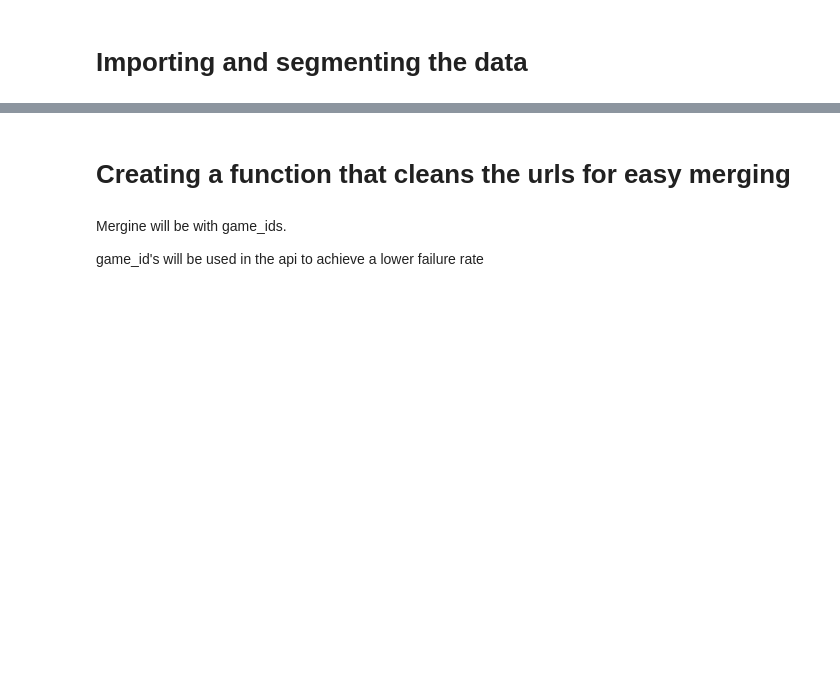
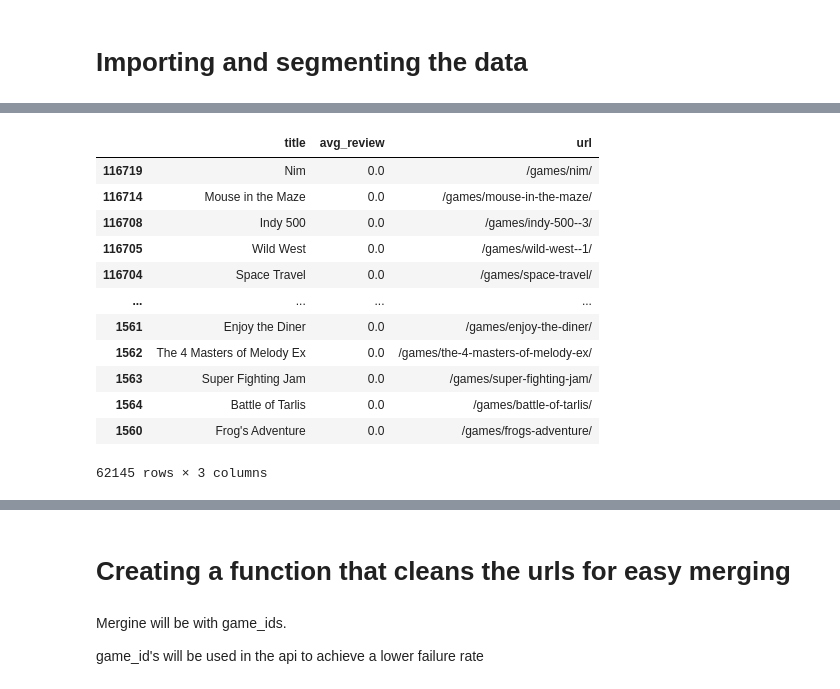
Before and after one commit to Ant-mel/legendary_game_recs, a Jupyter notebook: notebooks/using_game_id_for_api.ipynb, the cells around one changed output, grey strips where cells are left out. Drawn from its saved outputs; the diff is of its cells as text; code cells hidden in the pictures; blank space fills up the shorter version.

```diff
--- a/notebooks/using_game_id_for_api.ipynb
+++ b/notebooks/using_game_id_for_api.ipynb
@@ -45,0 +68,16 @@ See the caveats in the documentation: https://pandas.pydata.org/pandas-docs/stab
+# %%
+smaller_df.drop_duplicates()
+# %% [output]
+|  | title | avg_review | url |
+| 116719 | Nim | 0.0 | /games/nim/ |
+| 116714 | Mouse in the Maze | 0.0 | /games/mouse-in-the-maze/ |
+| 116708 | Indy 500 | 0.0 | /games/indy-500--3/ |
+| 116705 | Wild West | 0.0 | /games/wild-west--1/ |
+| 116704 | Space Travel | 0.0 | /games/space-travel/ |
+| ... | ... | ... | ... |
+| 1561 | Enjoy the Diner | 0.0 | /games/enjoy-the-diner/ |
+| 1562 | The 4 Masters of Melody Ex | 0.0 | /games/the-4-masters-of-melody-ex/ |
+| 1563 | Super Fighting Jam | 0.0 | /games/super-fighting-jam/ |
+| 1564 | Battle of Tarlis | 0.0 | /games/battle-of-tarlis/ |
+| 1560 | Frog's Adventure | 0.0 | /games/frogs-adventure/ |
+62145 rows × 3 columns
```
Also changed, not shown: parts of 8 cells of this notebook.
